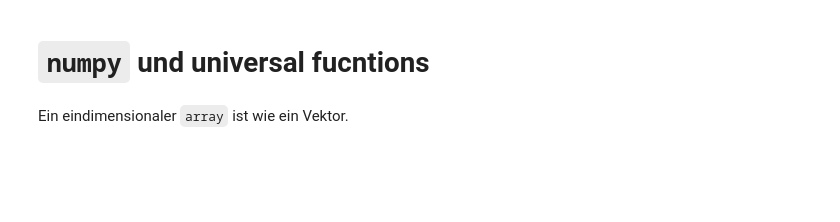
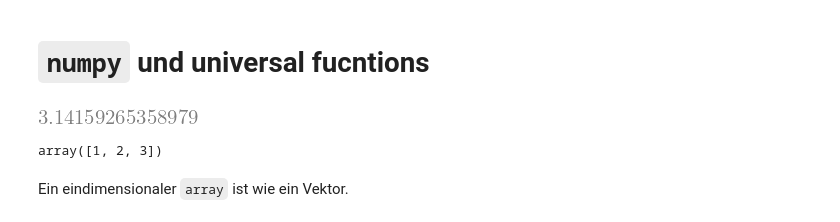
Before and after one commit to Ruediger-Braun/compana20, a Jupyter notebook: Lektion10.ipynb, the cells around one changed output. Drawn from its saved outputs; the diff is of its cells as text; code cells hidden in the pictures; blank space fills up the shorter version.

```diff
--- a/Lektion10.ipynb
+++ b/Lektion10.ipynb
@@ -74,5 +92,12 @@ np.pi
+# %%
+pi.n()
+# %% [output]
+[figure, added]
 # %%
-A1 = np.array([1,2,3])
+    A1 = np.array([1,2,3])
+    A1
+# %% [output]
+array([1, 2, 3])
 # %% [markdown]
 Ein eindimensionaler `array` ist wie ein Vektor.
 # %%
```
Also changed, not shown: parts of 55 cells of this notebook.
